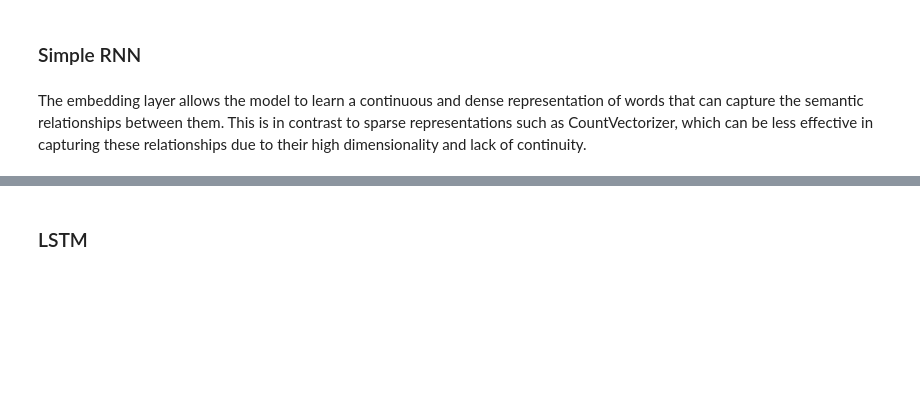
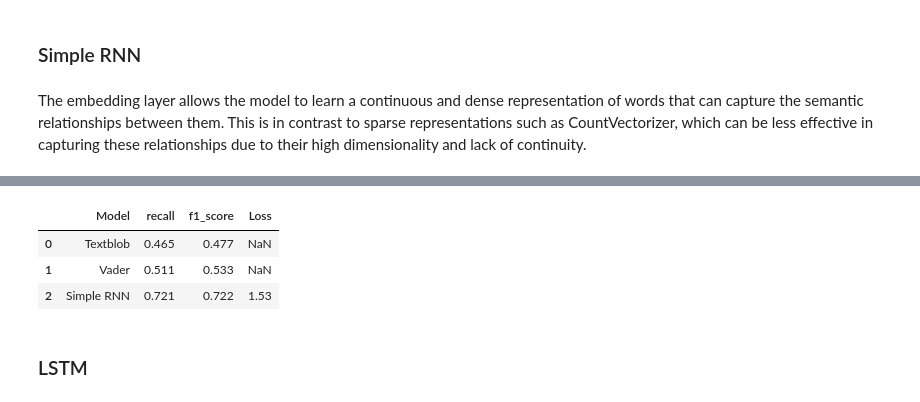
Before and after one commit to Scholarchep/sentiment-analysis-of-airline-tweets, a Jupyter notebook: airline_tweets.ipynb, the cells around one changed output, grey strips where cells are left out. Drawn from its saved outputs; the diff is of its cells as text; code cells hidden in the pictures; blank space fills up the shorter version.

```diff
--- a/airline_tweets.ipynb
+++ b/airline_tweets.ipynb
@@ -462,0 +455,10 @@ Recall: 0.4646624836240778
+# %%
+# function to display recall and f1_score values i pandas dataframe(textblob and vader)
+eval_df = pd.DataFrame()
+def evaluate_sentiments(eval_df, model, predicted_sentiment_col):
+    f1 = f1_score(copy_df['airline_sentiment'], copy_df[predicted_sentiment_col], average='weighted')
+    recall = recall_score(copy_df['airline_sentiment'], copy_df[predicted_sentiment_col], average='weighted')
+    new_row = {'Model': model, 'recall': round(recall, 3), 'f1_score': round(f1, 3)}
+    new_df = pd.DataFrame(new_row, index=[len(eval_df)])
+    eval_df = pd.concat([eval_df, new_df], ignore_index=True)
+    return eval_df
@@ -588,0 +596,5 @@ Test Recall: 0.641
+# %%
+# call function to evaluate the model
+eval_df = evaluate(eval_df, baseline_model, 'Simple RNN')
+eval_df
+# %% [output]
@@ -589,3 +602,7 @@ Test Recall: 0.641
+|  | Model | recall | f1_score | Loss |
+| 0 | Textblob | 0.465 | 0.477 | NaN |
+| 1 | Vader | 0.511 | 0.533 | NaN |
+| 2 | Simple RNN | 0.721 | 0.722 | 1.53 |
 # %% [markdown]
 ### LSTM
 # %%
```
Also changed, not shown: parts of 22 cells of this notebook.
